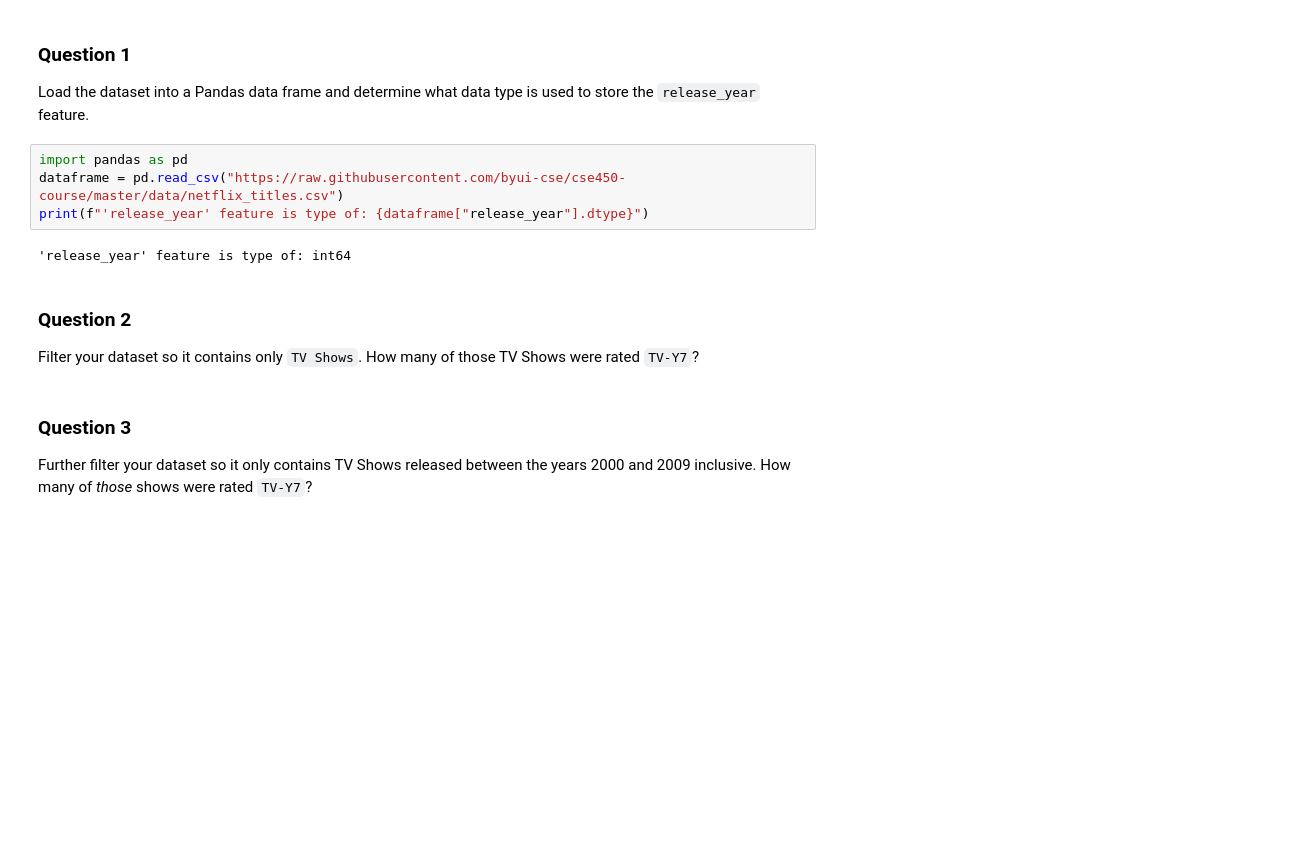
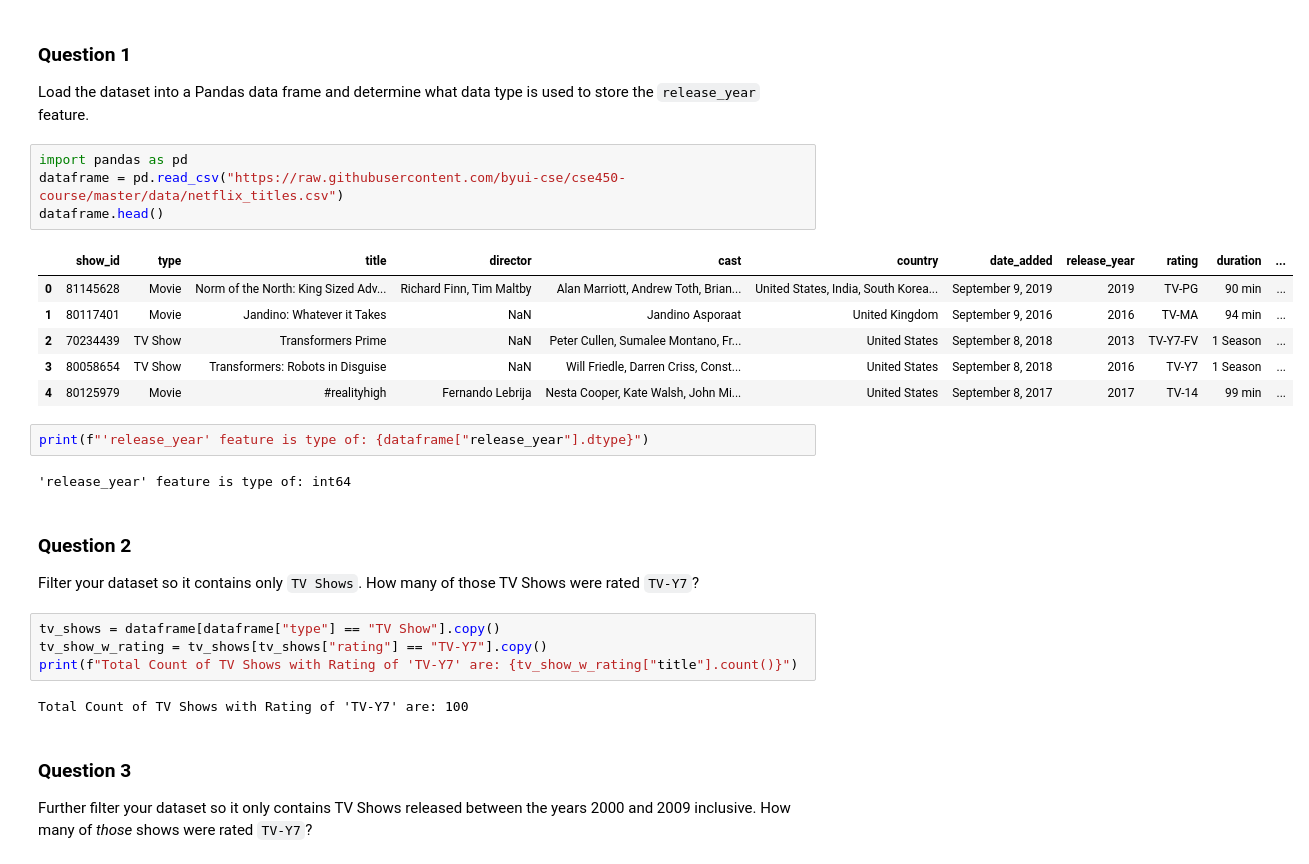
Before and after one commit to ashishjain-repo/cse450, a Jupyter notebook: module_1_assessment.ipynb, the cells around one changed output. Cells and saved outputs as stored; diff of their text form; blank space fills up the shorter version.

```diff
--- a/module_1_assessment.ipynb
+++ b/module_1_assessment.ipynb
@@ -28,12 +28,27 @@ Load the dataset into a Pandas data frame and determine what data type is used t
 # %%
 import pandas as pd
 dataframe = pd.read_csv("https://raw.githubusercontent.com/byui-cse/cse450-course/master/data/netflix_titles.csv")
-print(f"'release_year' feature is type of: {dataframe["release_year"].dtype}")
+dataframe.head()
 # %% [output]
-'release_year' feature is type of: int64
+|  | show_id | type | title | director | cast | country | date_added | release_year | rating | duration | ... |
+| 0 | 81145628 | Movie | Norm of the North: King Sized Adv... | Richard Finn, Tim Maltby | Alan Marriott, Andrew Toth, Brian... | United States, India, South Korea... | September 9, 2019 | 2019 | TV-PG | 90 min | ... |
+| 1 | 80117401 | Movie | Jandino: Whatever it Takes | NaN | Jandino Asporaat | United Kingdom | September 9, 2016 | 2016 | TV-MA | 94 min | ... |
+| 2 | 70234439 | TV Show | Transformers Prime | NaN | Peter Cullen, Sumalee Montano, Fr... | United States | September 8, 2018 | 2013 | TV-Y7-FV | 1 Season | ... |
+| 3 | 80058654 | TV Show | Transformers: Robots in Disguise | NaN | Will Friedle, Darren Criss, Const... | United States | September 8, 2018 | 2016 | TV-Y7 | 1 Season | ... |
+| 4 | 80125979 | Movie | #realityhigh | Fernando Lebrija | Nesta Cooper, Kate Walsh, John Mi... | United States | September 8, 2017 | 2017 | TV-14 | 99 min | ... |
+# %%
+print(f"'release_year' feature is type of: {dataframe["release_year"].dtype}")
+# %% [output]
+'release_year' feature is type of: int64
 # %% [markdown]
 ### Question 2
 Filter your dataset so it contains only `TV Shows`. How many of those TV Shows were rated `TV-Y7`?
+# %%
+tv_shows = dataframe[dataframe["type"] == "TV Show"].copy()
+tv_show_w_rating = tv_shows[tv_shows["rating"] == "TV-Y7"].copy()
+print(f"Total Count of TV Shows with Rating of 'TV-Y7' are: {tv_show_w_rating["title"].count()}")
+# %% [output]
+Total Count of TV Shows with Rating of 'TV-Y7' are: 100
 # %% [markdown]
 ### Question 3
 Further filter your dataset so it only contains TV Shows released between the years 2000 and 2009 inclusive. How many of *those* shows were rated `TV-Y7`?
```
Also changed, not shown: parts of 3 cells of this notebook.
